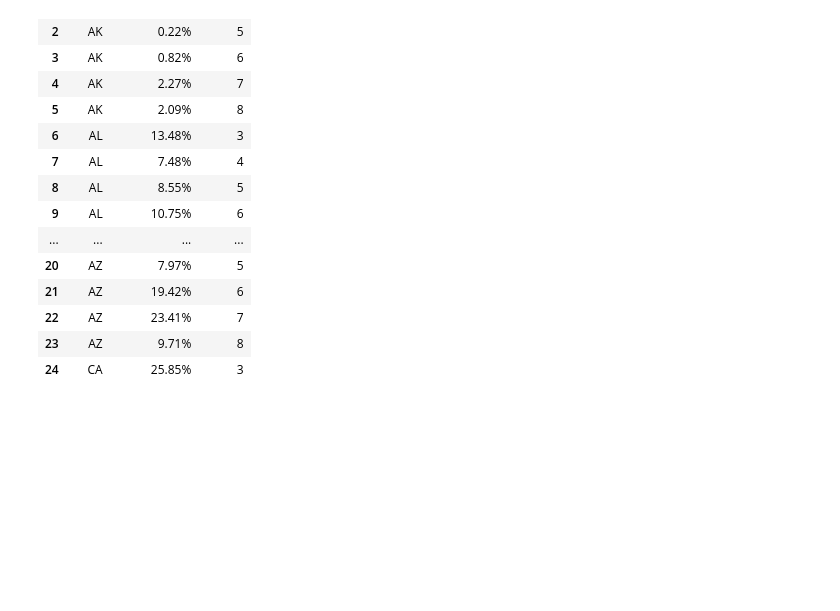
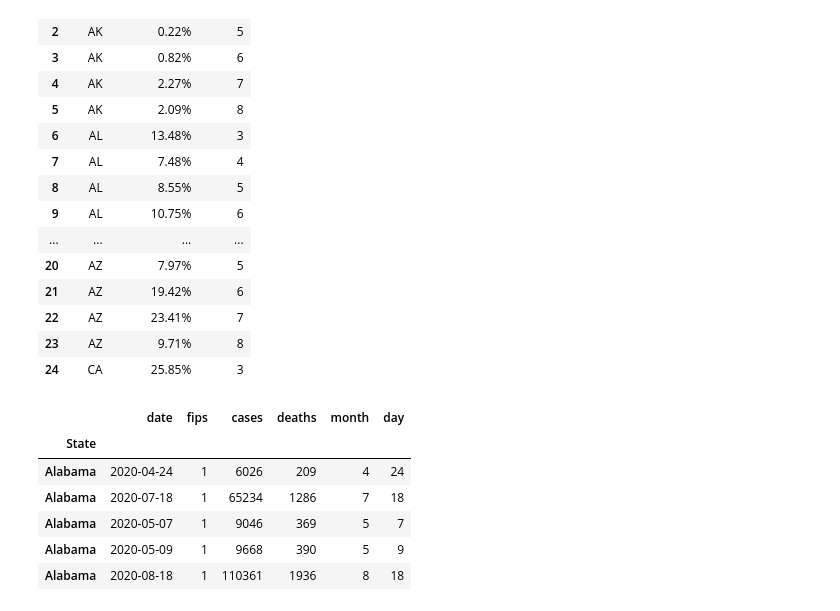
Before and after one commit to jamisonunruh24/Project-1, a Jupyter notebook: Data Clean up.ipynb, the cells around one changed output. Saved outputs shown, nothing was run; the diff lists cells and outputs as text; code cells hidden in the pictures; blank space fills up the shorter version.

```diff
--- a/Data Clean up.ipynb
+++ b/Data Clean up.ipynb
@@ -171,3 +188,28 @@ population_df = pd.DataFrame({
     "state": states,
     "population": state_pop
 })
+# %%
+#State deaths cases data imported from sources folder
+state_deaths_cases_file.head()
+
+#Sorting alphabetically by state
+state_deaths_cases_file = state_deaths_cases_file.rename(columns={"state":"State"})
+state_deaths_cases_file = state_deaths_cases_file.sort_values("State")
+
+#Breaking down date into a month and day column for easier filtering by month
+state_deaths_cases_file['month'] = pd.DatetimeIndex(state_deaths_cases_file['date']).month
+state_deaths_cases_file['day'] = pd.DatetimeIndex(state_deaths_cases_file['date']).day
+
+#Dropping any empty rows from dataframe
+state_deaths_cases_file = state_deaths_cases_file.dropna()
+state_deaths_cases_file = state_deaths_cases_file.set_index("State")
+
+state_deaths_cases_file.head()
+# %% [output]
+|  | date | fips | cases | deaths | month | day |
+| State |  |  |  |  |  |  |
+| Alabama | 2020-04-24 | 1 | 6026 | 209 | 4 | 24 |
+| Alabama | 2020-07-18 | 1 | 65234 | 1286 | 7 | 18 |
+| Alabama | 2020-05-07 | 1 | 9046 | 369 | 5 | 7 |
+| Alabama | 2020-05-09 | 1 | 9668 | 390 | 5 | 9 |
+| Alabama | 2020-08-18 | 1 | 110361 | 1936 | 8 | 18 |
```
Also changed, not shown: parts of 10 cells of this notebook.
